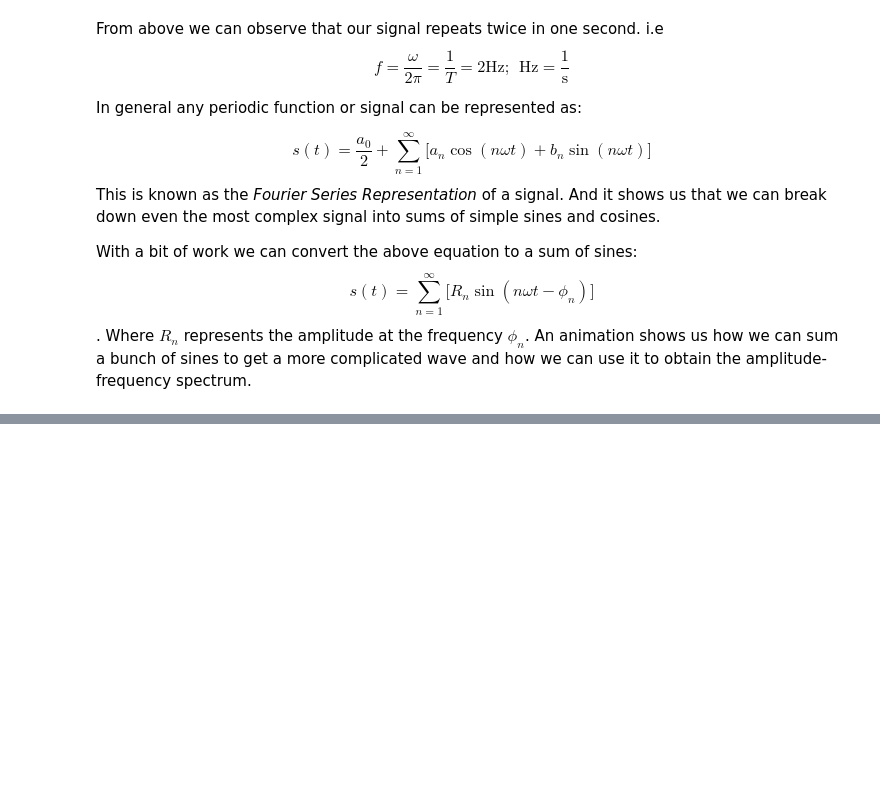
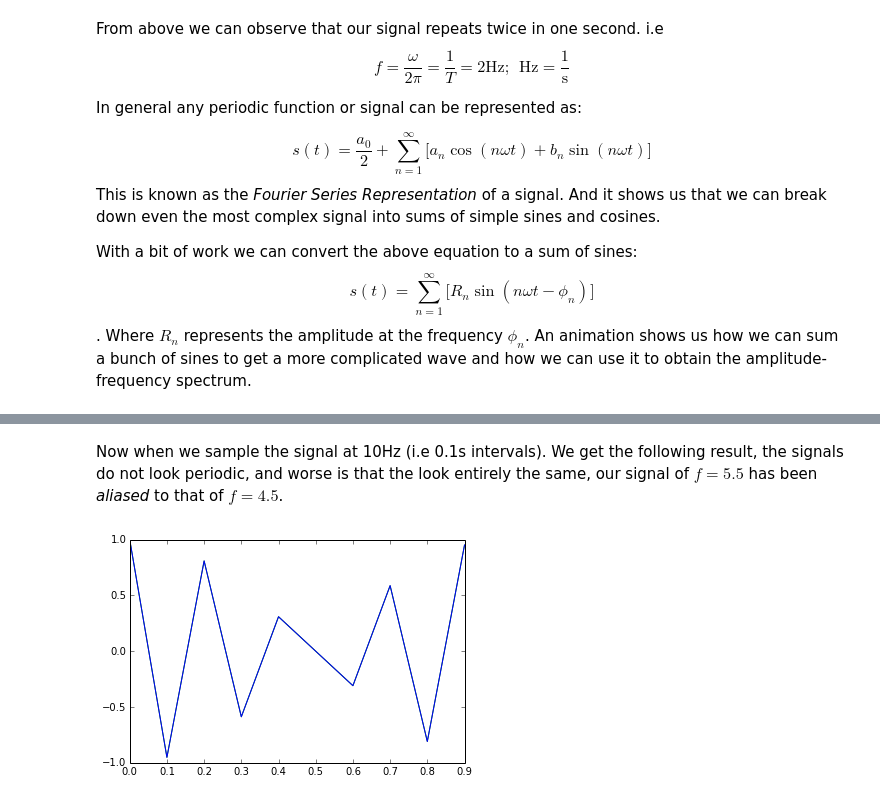
Before and after one commit to zafarali/physiosignal-research, a Jupyter notebook: dsp/sampling_and_filtering.ipynb, the cells around one changed output, grey strips where cells are left out. Saved outputs shown, nothing was run; the diff lists cells and outputs as text; code cells hidden in the pictures; blank space fills up the shorter version.

```diff
--- a/dsp/sampling_and_filtering.ipynb
+++ b/dsp/sampling_and_filtering.ipynb
@@ -54,0 +105,18 @@ plt.legend()
+# %% [markdown]
+Now when we sample the signal at 10Hz (i.e 0.1s intervals).
+We get the following result, the signals do not look periodic, and worse is that the look entirely the same, our signal of $f=5.5$ has been *aliased* to that of $f=4.5$.
+# %%
+## Sampled Signal:
+
+sample_rate = 10
+dt = 1 / float(sample_rate)
+
+plt.figure()
+t_sampled = np.arange(0, 1, dt)
+s_1_sampled = s_1(t_sampled)
+s_2_sampled = s_2(t_sampled)
+plt.plot(t_sampled, s_1_sampled, 'g')
+plt.plot(t_sampled, s_2_sampled, 'b')
+plt.show()
+# %% [output]
+[figure, added]
```
Also changed, not shown: parts of 7 cells of this notebook.
